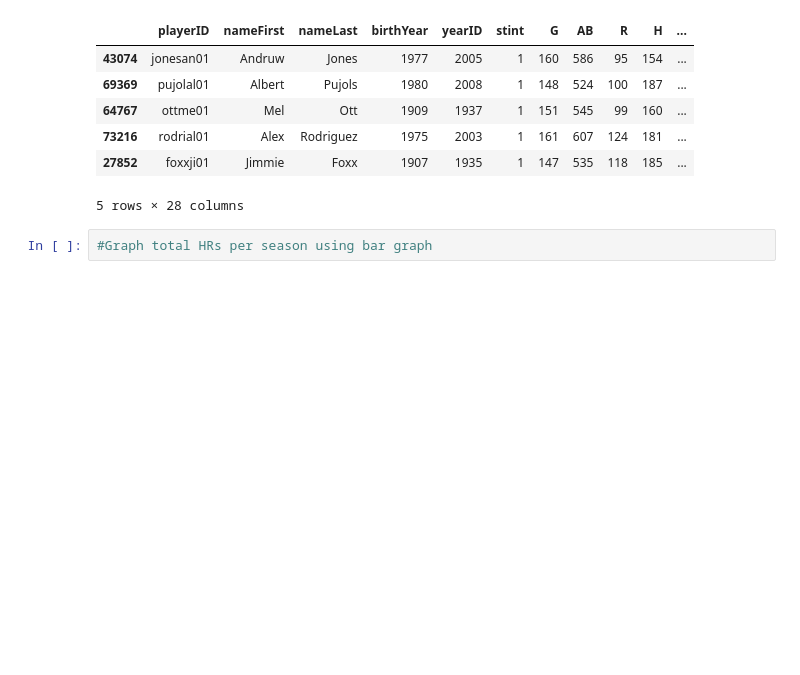
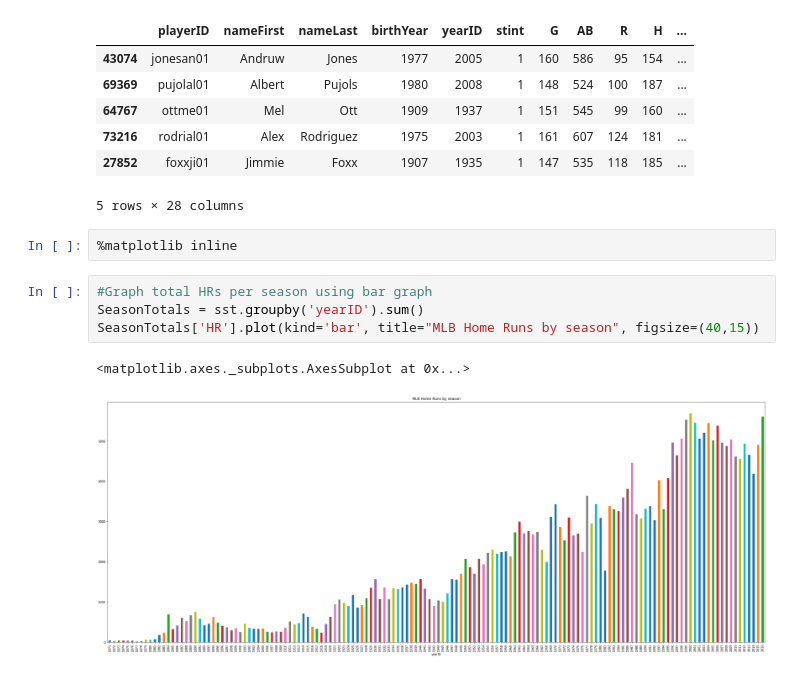
Before and after one commit to mikesturm2001/Python, a Jupyter notebook: Sturm_Michael_Assignment2.ipynb, the cells around one changed output. Drawn from its saved outputs; the diff is of its cells as text; blank space fills up the shorter version.

Commit message:
Graphs
Adding in plots for bonus points

```diff
--- a/Sturm_Michael_Assignment2.ipynb
+++ b/Sturm_Michael_Assignment2.ipynb
@@ -402,7 +402,14 @@ sst300.sort_values('Age', ascending=[True]).head(5)
 | 73216 | rodrial01 | Alex | Rodriguez | 1975 | 2003 | 1 | 161 | 607 | 124 | 181 | ... |
 | 27852 | foxxji01 | Jimmie | Foxx | 1907 | 1935 | 1 | 147 | 535 | 118 | 185 | ... |
 5 rows × 28 columns
+# %%
+%matplotlib inline
 # %%
 #Graph total HRs per season using bar graph
+SeasonTotals = sst.groupby('yearID').sum()
+SeasonTotals['HR'].plot(kind='bar', title="MLB Home Runs by season", figsize=(40,15))
+# %% [output]
+<matplotlib.axes._subplots.AxesSubplot at 0x...>
+[figure, added]
 # %%
 #Using a line graph please graph the average HRs per AB (think about this) per season
```
Also changed, not shown: parts of 1 cell of this notebook.
